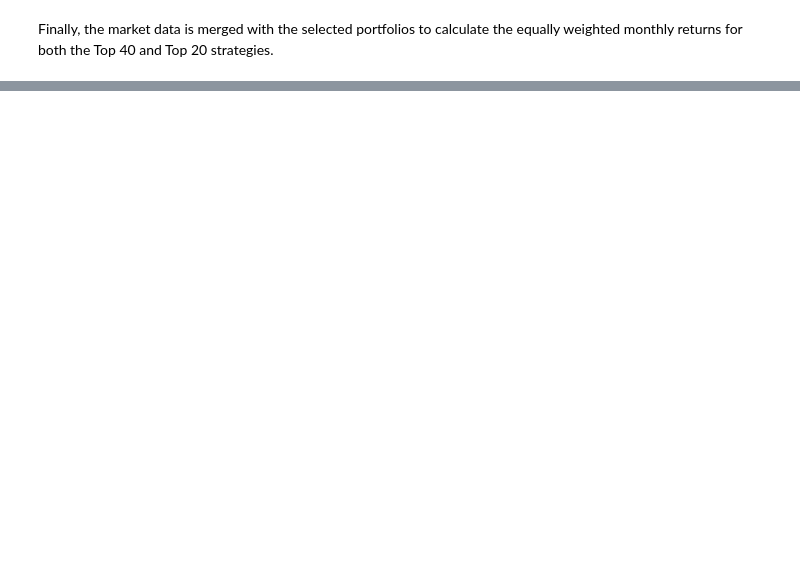
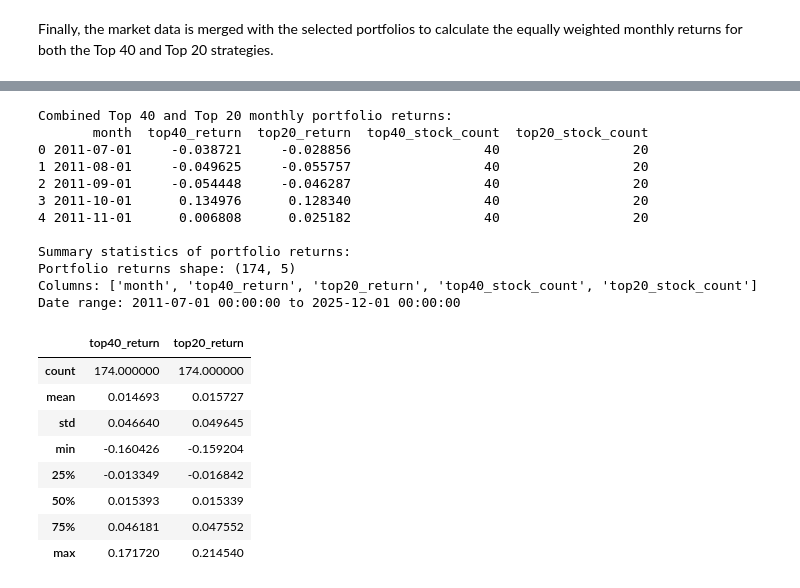
Before and after one commit to nekumonokat/ACCT655_AVI_Project, a Jupyter notebook: analysis.ipynb, the cells around one changed output, grey strips where cells are left out. Saved outputs shown, nothing was run; the diff lists cells and outputs as text; code cells hidden in the pictures; blank space fills up the shorter version.

```diff
--- a/analysis.ipynb
+++ b/analysis.ipynb
@@ -1041,0 +1052,38 @@ Portfolio returns with stock counts:
+# %%
+# ------------------------------------------------------------
+# 10.1 Load portfolio monthly returns + Display summary statistics
+# ------------------------------------------------------------
+
+portfolio_returns = pd.read_csv("data/top40_top20_monthly_portfolio_returns.csv")
+portfolio_returns["month"] = pd.to_datetime(portfolio_returns["month"])
+portfolio_returns = portfolio_returns.sort_values("month").copy()
+print("Combined Top 40 and Top 20 monthly portfolio returns:")
+print(portfolio_returns.head())
+
+print("\nSummary statistics of portfolio returns:")
+print("Portfolio returns shape:", portfolio_returns.shape)
+print("Columns:", portfolio_returns.columns.tolist())
+print("Date range:", portfolio_returns["month"].min(), "to", portfolio_returns["month"].max())
+portfolio_returns[["top40_return", "top20_return"]].describe()
+# %% [output]
+Combined Top 40 and Top 20 monthly portfolio returns:
+       month  top40_return  top20_return  top40_stock_count  top20_stock_count
+0 2011-07-01     -0.038721     -0.028856                 40                 20
+1 2011-08-01     -0.049625     -0.055757                 40                 20
+2 2011-09-01     -0.054448     -0.046287                 40                 20
+3 2011-10-01      0.134976      0.128340                 40                 20
+4 2011-11-01      0.006808      0.025182                 40                 20
+
+Summary statistics of portfolio returns:
+Portfolio returns shape: (174, 5)
+Columns: ['month', 'top40_return', 'top20_return', 'top40_stock_count', 'top20_stock_count']
+Date range: 2011-07-01 00:00:00 to 2025-12-01 00:00:00
+|  | top40_return | top20_return |
+| count | 174.000000 | 174.000000 |
+| mean | 0.014693 | 0.015727 |
+| std | 0.046640 | 0.049645 |
+| min | -0.160426 | -0.159204 |
+| 25% | -0.013349 | -0.016842 |
+| 50% | 0.015393 | 0.015339 |
+| 75% | 0.046181 | 0.047552 |
+| max | 0.171720 | 0.214540 |
```
Also changed, not shown: parts of 17 cells of this notebook.
